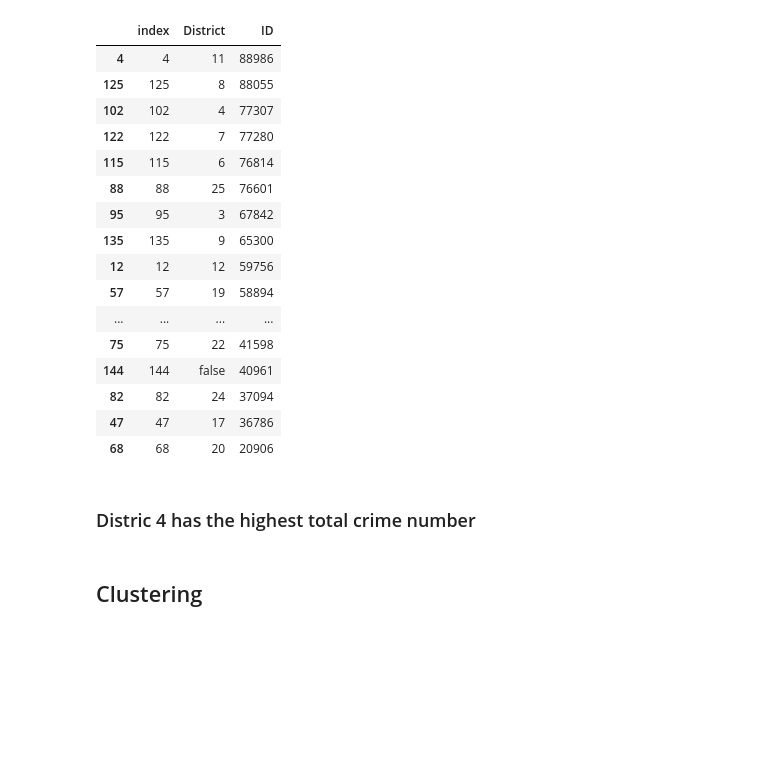
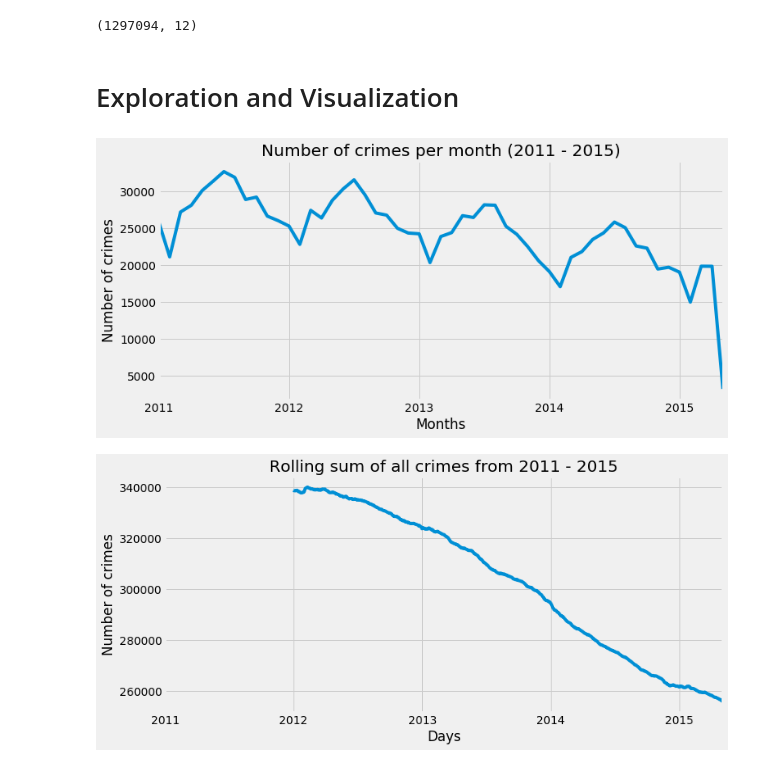
Before and after one commit to lc-rezende/eqx_boston_dataset, a Jupyter notebook: Eqx Crime Analysis.ipynb, the cells around one changed output. Cells and saved outputs as stored; diff of their text form; code cells hidden in the pictures; blank space fills up the shorter version.

```diff
--- a/Eqx Crime Analysis.ipynb
+++ b/Eqx Crime Analysis.ipynb
@@ -141,0 +108,13 @@ df.head(3)
+# %%
+def parse_location_names(location):
+    if location in loc_to_change:
+        return 'OTHER'
+    else:
+        return location
+# %%
+# df.loc[df['Location.Description'].dropna().isin(loc_to_change), df.columns == 'Location.Description'] = 'OTHER'
+# --------------------
+
+df['Location.Description'] = df['Location.Description'].map(parse_location_names)
+# %%
+df.loc[df['Description'].dropna().isin(desc_to_change), df.columns == 'Description'] = 'OTHER'
@@ -142,3 +143,7 @@ df.head(3)
+# %%
+df['Primary.Type'] = pd.Categorical(df['Primary.Type'])
+df['Description'] = pd.Categorical(df['Description'])
+df['Location.Description'] = pd.Categorical(df['Location.Description'])
 # %%
 df.info()
 # %% [output]
@@ -238,24 +167,24 @@ gbddf = gbddf.sort_values(by='ID', ascending=False).head(100)
-# %%
-gbddf[gbddf['ID']>20000]
-# %% [output]
-|  | index | District | ID |
-| 4 | 4 | 11 | 88986 |
-| 125 | 125 | 8 | 88055 |
-| 102 | 102 | 4 | 77307 |
-| 122 | 122 | 7 | 77280 |
-| 115 | 115 | 6 | 76814 |
-| 88 | 88 | 25 | 76601 |
-| 95 | 95 | 3 | 67842 |
-| 135 | 135 | 9 | 65300 |
-| 12 | 12 | 12 | 59756 |
-| 57 | 57 | 19 | 58894 |
-| ... | ... | ... | ... |
-| 75 | 75 | 22 | 41598 |
-| 144 | 144 | false | 40961 |
-| 82 | 82 | 24 | 37094 |
-| 47 | 47 | 17 | 36786 |
-| 68 | 68 | 20 | 20906 |
-# %% [markdown]
-### Distric 4 has the highest total crime number
-# %% [markdown]
-## Clustering
+# %%
+df.shape
+# %% [output]
+(1297094, 12)
+# %% [markdown]
+# Exploration and Visualization
+# %%
+plt.figure(figsize=(11, 5))
+df.resample('M').size().plot(legend=False)
+plt.title('Number of crimes per month (2011 - 2015)')
+plt.xlabel('Months')
+plt.ylabel('Number of crimes')
+plt.show()
+# %% [output]
+[figure, added]
+# %%
+plt.figure(figsize=(11, 5))
+df.resample('D').size().rolling(365).sum().plot(legend=False)
+plt.title('Rolling sum of all crimes from 2011 - 2015')
+plt.ylabel('Number of crimes')
+plt.xlabel('Days')
+plt.show()
+# %% [output]
+[figure, added]
```
Also changed, not shown: parts of 97 cells of this notebook.
